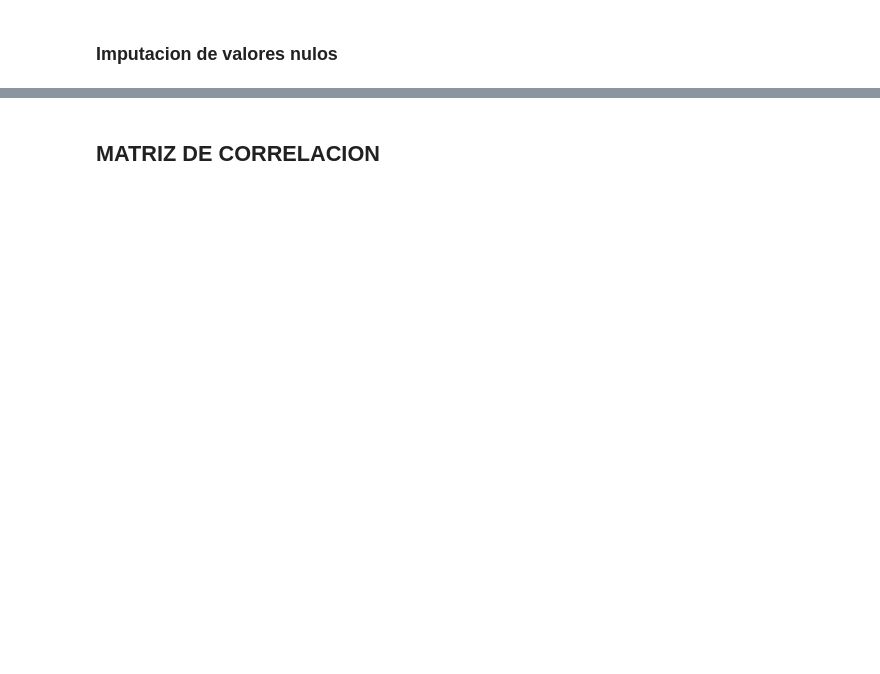
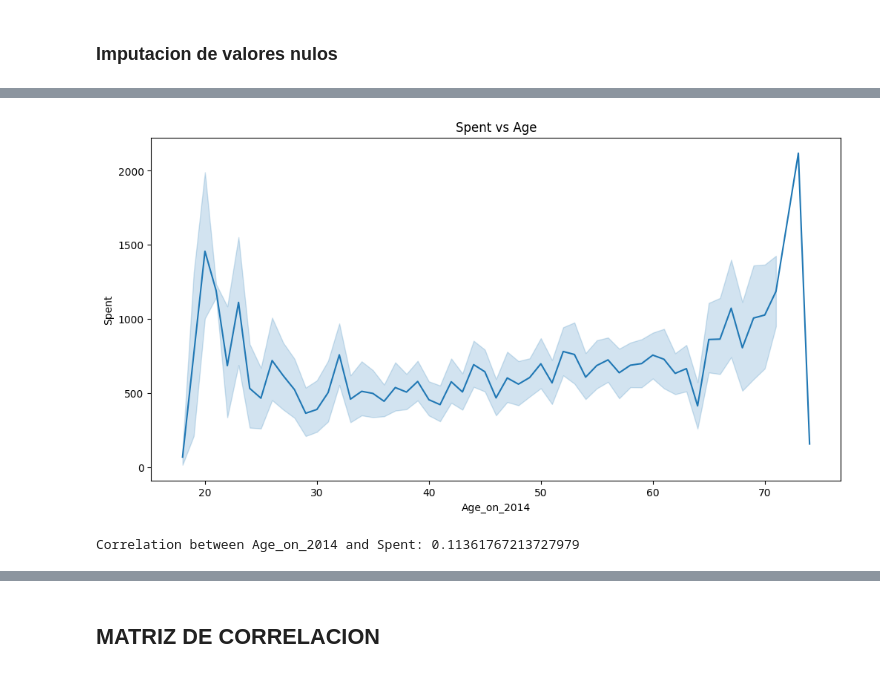
Before and after one commit to EliazarNoaLlas/Proyecto_Investigacion_Clustering-, a Jupyter notebook: 01_clustering_node2vec_kagle.ipynb, the cells around one changed output, grey strips where cells are left out. Cells and saved outputs as stored; diff of their text form; code cells hidden in the pictures; blank space fills up the shorter version.

```diff
--- a/01_clustering_node2vec_kagle.ipynb
+++ b/01_clustering_node2vec_kagle.ipynb
@@ -831,0 +476,9 @@ memory usage: 941.5+ KB
+# %%
+plt.figure(figsize = (12, 6))
+sns.lineplot(df, x = 'Age_on_2014', y = 'Spent')
+plt.title("Spent vs Age")
+plt.show()
+print(f"\nCorrelation between Age_on_2014 and Spent: {df['Age_on_2014'].corr(df['Spent'])}")
+# %% [output]
+[figure, added]
+Correlation between Age_on_2014 and Spent: 0.11361767213727979
```
Also changed, not shown: parts of 104 cells of this notebook.
